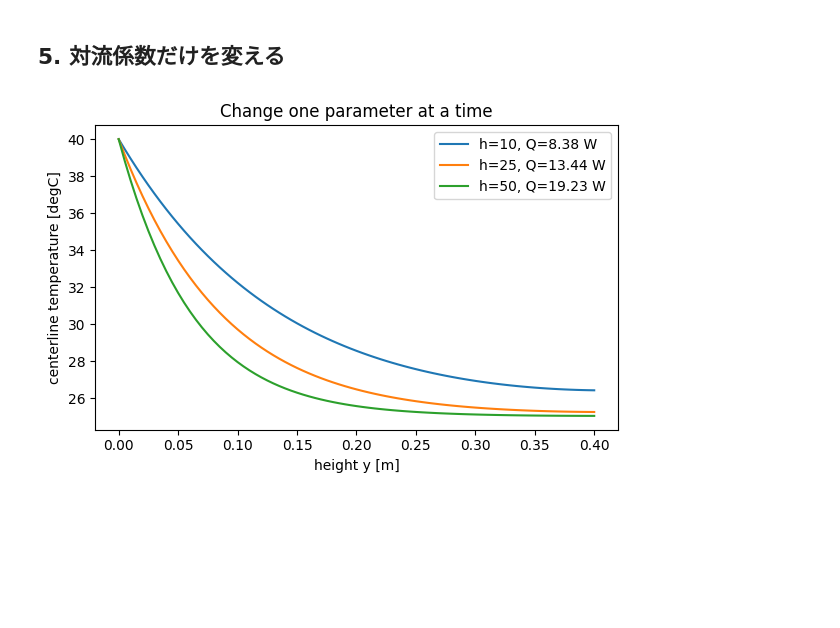
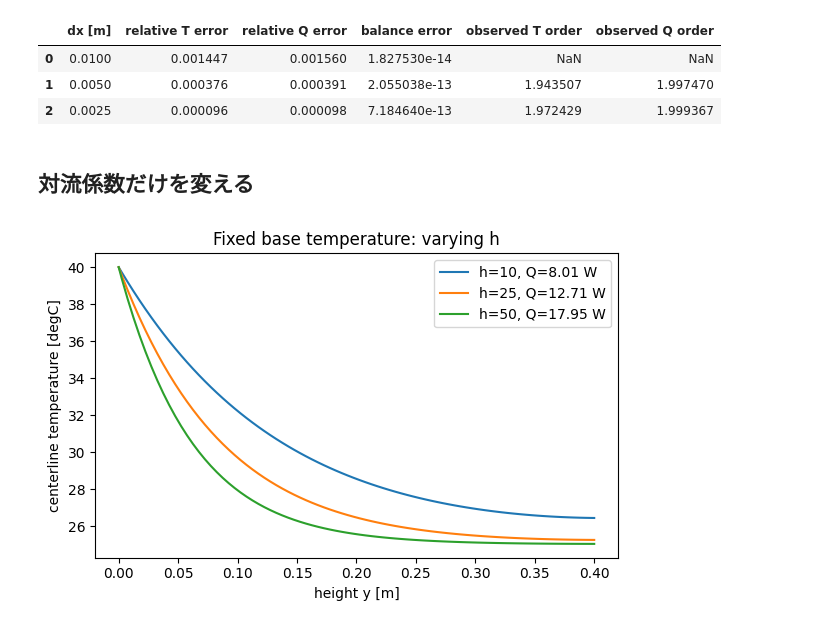
Before and after one commit to k16kgw/Seminar_text, a Jupyter notebook: notebooks/12_stegosaurus_single_plate_2d.ipynb, the cells around one changed output. Saved outputs shown, nothing was run; the diff lists cells and outputs as text; code cells hidden in the pictures; blank space fills up the shorter version.

```diff
--- a/notebooks/12_stegosaurus_single_plate_2d.ipynb
+++ b/notebooks/12_stegosaurus_single_plate_2d.ipynb
@@ -130,8 +203,12 @@ plt.show()
 rows = []
 for dx_try in [0.010, 0.005, 0.0025]:
     r = solve_rectangular_plate(dx=dx_try)
-    center_top = r['temperature'][-1, len(r['x']) // 2]
-    rows.append([dx_try, r['Q_out'], r['Q_base'], r['balance_error'], center_top])
-convergence = pd.DataFrame(rows, columns=['dx [m]', 'Q_out [W]', 'Q_base [W]', 'balance error', 'tip T [degC]'])
+    rows.append({'dx [m]': r['dx'], 'dy [m]': r['dy'], 'area [m^2]': r['area'],
+                 'Q_out [W]': r['Q_out'], 'Q_base [W]': r['Q_base'],
+                 'balance error': r['balance_error'],
+                 'tip T [degC]': np.interp(0, r['x'], r['tip_temperature'])})
+convergence = pd.DataFrame(rows)
+q_ref = convergence.iloc[-1]['Q_out [W]']
+convergence['relative difference from finest Q'] = abs(convergence['Q_out [W]']-q_ref)/abs(q_ref)
 convergence
 # %% [output]
@@ -142,15 +223,39 @@ convergence
+# %%
+mu = np.sqrt(2*h/(k*thickness))
+theta_b = T_base - T_air
+q_exact = k*thickness*width*mu*theta_b*np.tanh(mu*height)
+rows = []
+for dx_try in [0.010, 0.005, 0.0025]:
+    r = solve_rectangular_plate(dx=dx_try, h_side=0.0, h_tip=0.0)
+    yy = r['y']
+    exact = theta_b * (np.exp(-mu*yy) + np.exp(-mu*(2*height-yy))) / (1+np.exp(-2*mu*height))
+    t_error = np.max(np.abs(r['temperature']-(T_air+exact[:, None]))) / theta_b
+    rows.append({'dx [m]': r['dx'], 'relative T error': t_error,
+                 'relative Q error': abs(r['Q_out']-q_exact)/q_exact,
+                 'balance error': r['balance_error']})
+benchmark = pd.DataFrame(rows)
+benchmark['observed T order'] = np.log2(benchmark['relative T error'].shift(1)/benchmark['relative T error'])
+benchmark['observed Q order'] = np.log2(benchmark['relative Q error'].shift(1)/benchmark['relative Q error'])
+benchmark
+# %% [output]
+|  | dx [m] | relative T error | relative Q error | balance error | observed T order | observed Q order |
+| 0 | 0.0100 | 0.001447 | 0.001560 | 1.827530e-14 | NaN | NaN |
+| 1 | 0.0050 | 0.000376 | 0.000391 | 2.055038e-13 | 1.943507 | 1.997470 |
+| 2 | 0.0025 | 0.000096 | 0.000098 | 7.184640e-13 | 1.972429 | 1.999367 |
 # %% [markdown]
-## 5. 対流係数だけを変える
+## 対流係数だけを変える
 # %%
 fig, ax = plt.subplots(figsize=(6, 4))
 for h_try in [10.0, 25.0, 50.0]:
     r = solve_rectangular_plate(dx=0.005, h_value=h_try)
-    centerline = r['temperature'][:, len(r['x']) // 2]
-    ax.plot(r['y'], centerline, label=f'h={h_try:g}, Q={r["Q_out"]:.2f} W')
-ax.set(xlabel='height y [m]', ylabel='centerline temperature [degC]', title='Change one parameter at a time')
+    centerline = np.array([np.interp(0, r['x'], row) for row in r['temperature']])
+    tip = np.interp(0, r['x'], r['tip_temperature'])
+    ax.plot(np.r_[0, r['y'], height], np.r_[T_base, centerline, tip],
+            label=f'h={h_try:g}, Q={r["Q_out"]:.2f} W')
+ax.set(xlabel='height y [m]', ylabel='centerline temperature [degC]', title='Fixed base temperature: varying h')
 ax.legend()
 plt.tight_layout()
 plt.show()
 # %% [output]
-[figure, old version]
+[figure, new version]
 # %% [markdown]
```
Also changed, not shown: parts of 14 cells of this notebook, 32 other files.
